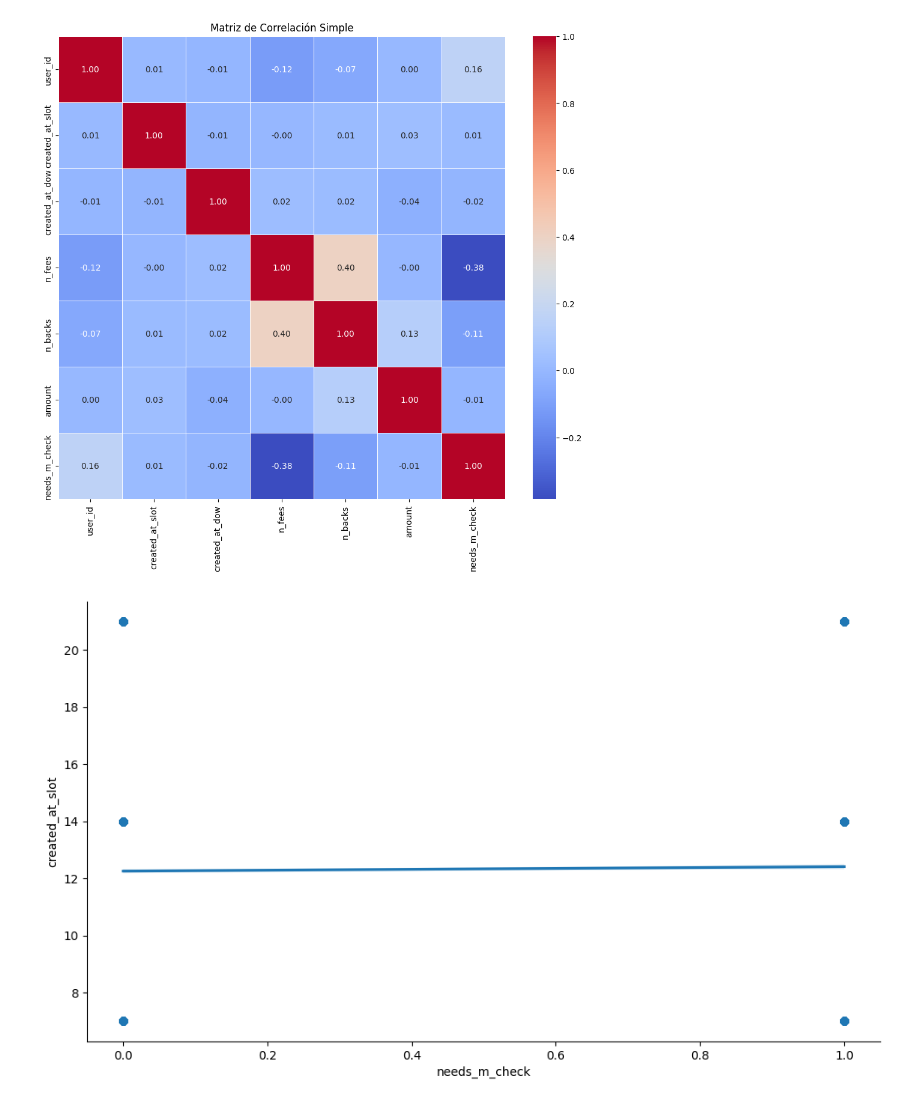
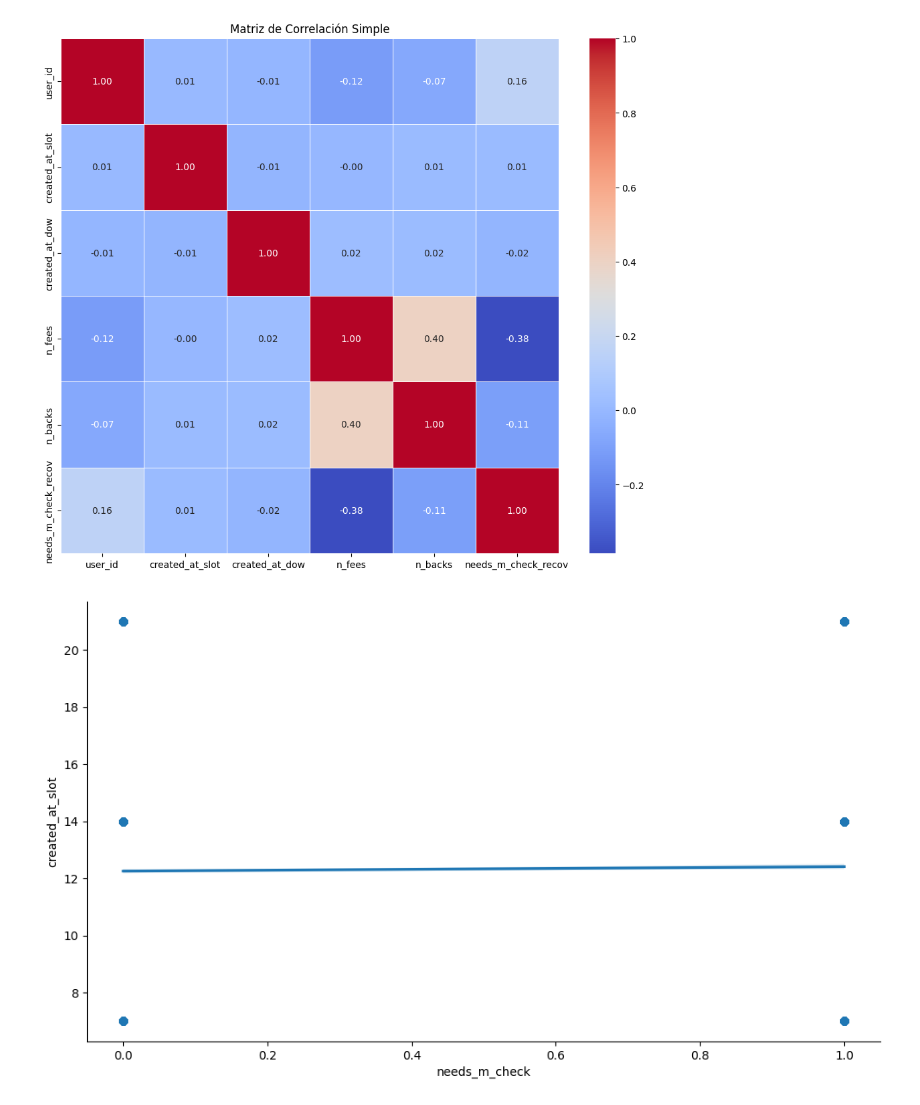
Before and after one commit to Data-Science-Pasta-Loca/ProyectoPastaLoca2, a Jupyter notebook: Alba/modelo.ipynb, the cells around one changed output. Cells and saved outputs as stored; diff of their text form; code cells hidden in the pictures.

Commit message:
ajuste columnas modelo

```diff
--- a/Alba/modelo.ipynb
+++ b/Alba/modelo.ipynb
@@ -82,7 +82,7 @@ df_jo_cp['created_at_slot'] = pd.to_numeric(df_jo_cp['created_at_slot'], errors=
 df_jo_cp['created_at_dow'] = pd.to_numeric(df_jo_cp['created_at_dow'], errors='coerce').astype('Int64')
 
 # Convertir columna good a 0 si False y 1 si es True
-df_jo_cp['needs_m_check'] = df_jo_cp['needs_m_check'].astype(int)
+#df_jo_cp['needs_m_check'] = df_jo_cp['needs_m_check'].astype(int)
 
 # Filtrar las columnas numéricas (incluyendo las fechas transformadas)
 df_numericas = df_transformado.select_dtypes(include=['float64', 'int64'])
@@ -100,20 +100,20 @@ plt.show()
 # %%
 # Lista de columnas que deseas seleccionar
-columnas_deseadas = ['user_id', 'created_at_slot', 'created_at_dow' , 'n_fees', 'n_backs', 'amount', 'needs_m_check']
+columnas_deseadas = ['user_id', 'created_at_slot', 'created_at_dow' , 'n_fees', 'n_backs', 'needs_m_check_recov']
 
 # Crear un nuevo DataFrame con esas columnas
 df_simpl = df_jo_cp[columnas_deseadas]
 
 # Calcular la matriz de correlación
 m_corr_simpl = df_simpl.corr()
 
 # Visualizar la matriz de correlación
 plt.figure(figsize=(12, 10))
 sns.heatmap(m_corr_simpl, annot=True, cmap='coolwarm', fmt='.2f', linewidths=0.5)
 plt.title('Matriz de Correlación Simple')
 plt.show()
 # %% [output]
-[figure, old version]
+[figure, new version]
 # %%
 # Visualización de la relación entre variables de 2 a 2
 g = sns.lmplot(x="needs_m_check", y="created_at_slot", data=df_simpl, aspect=2);
```
Also changed, not shown: parts of 14 cells of this notebook.
